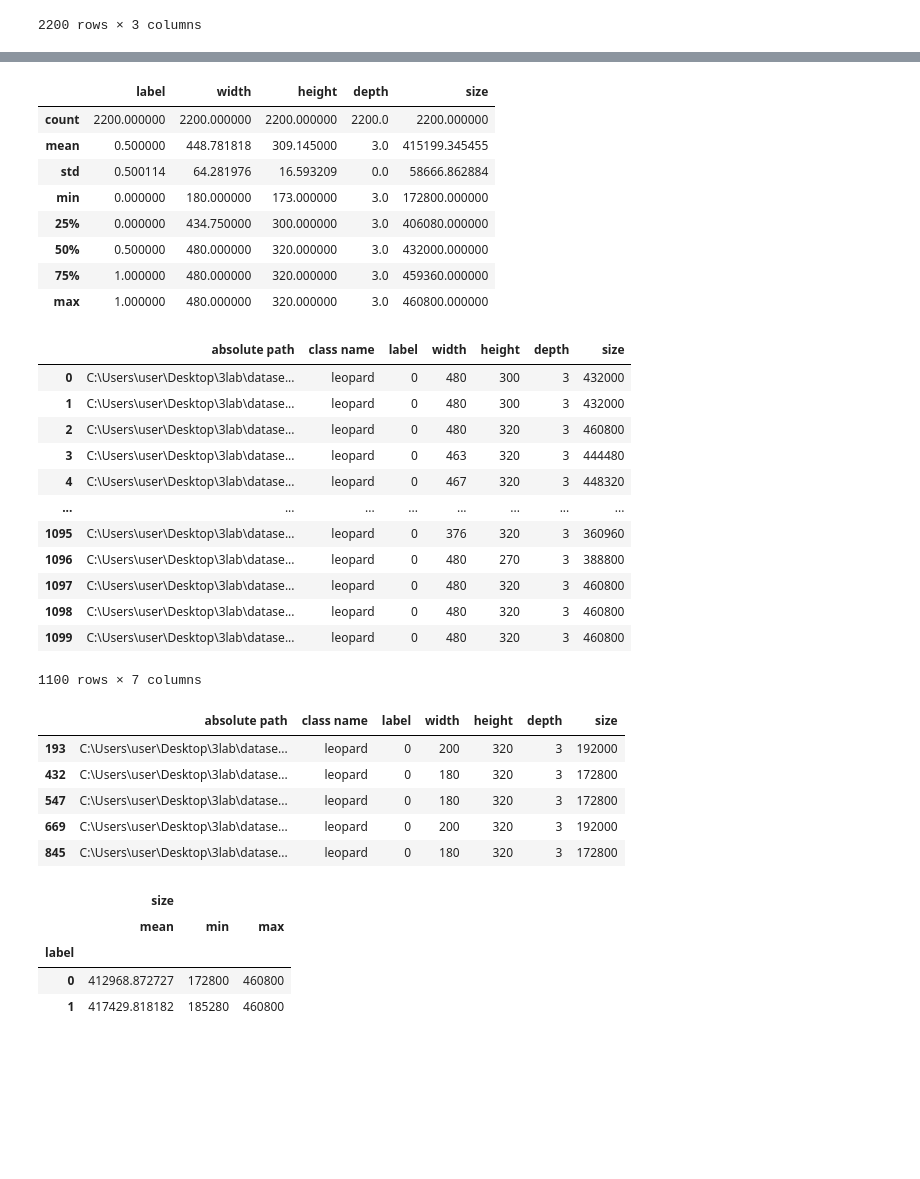
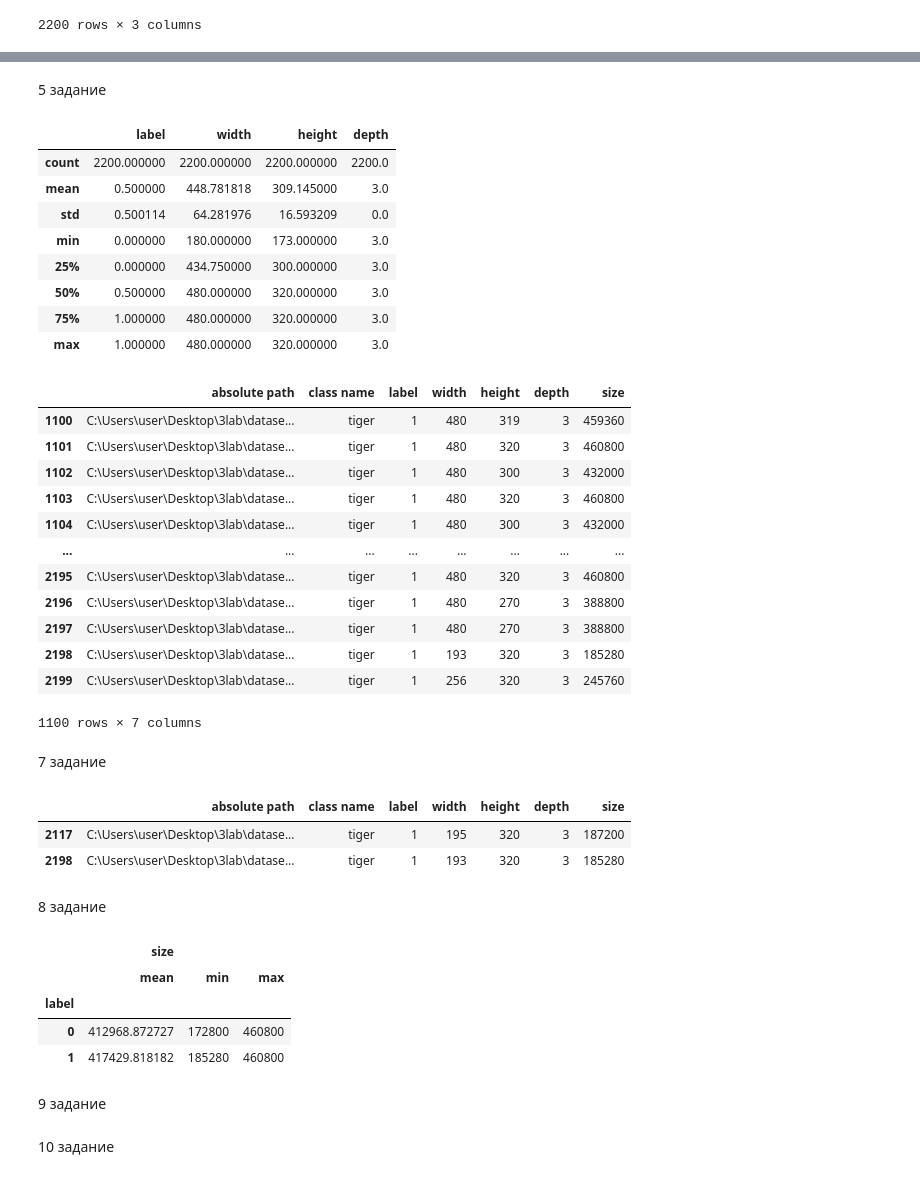
Before and after one commit to DanilSukach/4lab, a Jupyter notebook: code.ipynb, the cells around one changed output, grey strips where cells are left out. Saved outputs shown, nothing was run; the diff lists cells and outputs as text; code cells hidden in the pictures; blank space fills up the shorter version.

```diff
--- a/code.ipynb
+++ b/code.ipynb
@@ -28,6 +28,7 @@ df
 3 задание
 # %%
 def f(row) -> int:
+    "Функция взависимости от класса возвращает метку"
     if row["   class name"] == "leopard":
         val = 0
     else:
@@ -55,18 +58,21 @@ df
 import cv2
 # %%
 def width(row) -> int:
+    "Функция возвращает ширину изображения"
     image = cv2.imread(row["absolute path"])
     value = image.shape
     return value[1]
 
 
 def height(row) -> int:
+    "Функция возвращает высоту изображения"
     image = cv2.imread(row["absolute path"])
     value = image.shape
     return value[0]
 
 
 def depth(row) -> int:
+    "Функция возвращает глубину изображения"
     image = cv2.imread(row["absolute path"])
     value = image.shape
     return value[2]
@@ -93,12 +99,14 @@ df
+# %% [markdown]
+5 задание
 # %%
 df.describe()
 # %% [output]
-|  | label | width | height | depth | size |
-| count | 2200.000000 | 2200.000000 | 2200.000000 | 2200.0 | 2200.000000 |
-| mean | 0.500000 | 448.781818 | 309.145000 | 3.0 | 415199.345455 |
-| std | 0.500114 | 64.281976 | 16.593209 | 0.0 | 58666.862884 |
-| min | 0.000000 | 180.000000 | 173.000000 | 3.0 | 172800.000000 |
-| 25% | 0.000000 | 434.750000 | 300.000000 | 3.0 | 406080.000000 |
-| 50% | 0.500000 | 480.000000 | 320.000000 | 3.0 | 432000.000000 |
-| 75% | 1.000000 | 480.000000 | 320.000000 | 3.0 | 459360.000000 |
-| max | 1.000000 | 480.000000 | 320.000000 | 3.0 | 460800.000000 |
+|  | label | width | height | depth |
+| count | 2200.000000 | 2200.000000 | 2200.000000 | 2200.0 |
+| mean | 0.500000 | 448.781818 | 309.145000 | 3.0 |
+| std | 0.500114 | 64.281976 | 16.593209 | 0.0 |
+| min | 0.000000 | 180.000000 | 173.000000 | 3.0 |
+| 25% | 0.000000 | 434.750000 | 300.000000 | 3.0 |
+| 50% | 0.500000 | 480.000000 | 320.000000 | 3.0 |
+| 75% | 1.000000 | 480.000000 | 320.000000 | 3.0 |
+| max | 1.000000 | 480.000000 | 320.000000 | 3.0 |
@@ -105,38 +115,41 @@ df.describe()
 # %%
 def sort_dataframe(df, label: int):
+    "Функция возвращает отфильтрованный по метке DataFrame"
     df = df[df.label == label]
     return df
 
 
-sort_dataframe(df, 0)
+sort_dataframe(df, 1)
 # %% [output]
 |  | absolute path | class name | label | width | height | depth | size |
-| 0 | C:\Users\user\Desktop\3lab\datase... | leopard | 0 | 480 | 300 | 3 | 432000 |
-| 1 | C:\Users\user\Desktop\3lab\datase... | leopard | 0 | 480 | 300 | 3 | 432000 |
-| 2 | C:\Users\user\Desktop\3lab\datase... | leopard | 0 | 480 | 320 | 3 | 460800 |
-| 3 | C:\Users\user\Desktop\3lab\datase... | leopard | 0 | 463 | 320 | 3 | 444480 |
-| 4 | C:\Users\user\Desktop\3lab\datase... | leopard | 0 | 467 | 320 | 3 | 448320 |
+| 1100 | C:\Users\user\Desktop\3lab\datase... | tiger | 1 | 480 | 319 | 3 | 459360 |
+| 1101 | C:\Users\user\Desktop\3lab\datase... | tiger | 1 | 480 | 320 | 3 | 460800 |
+| 1102 | C:\Users\user\Desktop\3lab\datase... | tiger | 1 | 480 | 300 | 3 | 432000 |
+| 1103 | C:\Users\user\Desktop\3lab\datase... | tiger | 1 | 480 | 320 | 3 | 460800 |
+| 1104 | C:\Users\user\Desktop\3lab\datase... | tiger | 1 | 480 | 300 | 3 | 432000 |
 | ... | ... | ... | ... | ... | ... | ... | ... |
-| 1095 | C:\Users\user\Desktop\3lab\datase... | leopard | 0 | 376 | 320 | 3 | 360960 |
-| 1096 | C:\Users\user\Desktop\3lab\datase... | leopard | 0 | 480 | 270 | 3 | 388800 |
-| 1097 | C:\Users\user\Desktop\3lab\datase... | leopard | 0 | 480 | 320 | 3 | 460800 |
-| 1098 | C:\Users\user\Desktop\3lab\datase... | leopard | 0 | 480 | 320 | 3 | 460800 |
-| 1099 | C:\Users\user\Desktop\3lab\datase... | leopard | 0 | 480 | 320 | 3 | 460800 |
+| 2195 | C:\Users\user\Desktop\3lab\datase... | tiger | 1 | 480 | 320 | 3 | 460800 |
+| 2196 | C:\Users\user\Desktop\3lab\datase... | tiger | 1 | 480 | 270 | 3 | 388800 |
+| 2197 | C:\Users\user\Desktop\3lab\datase... | tiger | 1 | 480 | 270 | 3 | 388800 |
+| 2198 | C:\Users\user\Desktop\3lab\datase... | tiger | 1 | 193 | 320 | 3 | 185280 |
+| 2199 | C:\Users\user\Desktop\3lab\datase... | tiger | 1 | 256 | 320 | 3 | 245760 |
 1100 rows × 7 columns
+# %% [markdown]
+7 задание
 # %%
 def sort_size(df, label: int, max_width: int, max_height: int):
+    "Функция возвращает отфильтрованный по параметрам DataFrame"
     df = df[(df.label == label) & (df.width <= max_width) & (df.height <= max_height)]
     return df
 
 
-sort_size(df, 0, 200, 350)
+sort_size(df, 1, 200, 350)
 # %% [output]
 |  | absolute path | class name | label | width | height | depth | size |
-| 193 | C:\Users\user\Desktop\3lab\datase... | leopard | 0 | 200 | 320 | 3 | 192000 |
-| 432 | C:\Users\user\Desktop\3lab\datase... | leopard | 0 | 180 | 320 | 3 | 172800 |
-| 547 | C:\Users\user\Desktop\3lab\datase... | leopard | 0 | 180 | 320 | 3 | 172800 |
-| 669 | C:\Users\user\Desktop\3lab\datase... | leopard | 0 | 200 | 320 | 3 | 192000 |
-| 845 | C:\Users\user\Desktop\3lab\datase... | leopard | 0 | 180 | 320 | 3 | 172800 |
+| 2117 | C:\Users\user\Desktop\3lab\datase... | tiger | 1 | 195 | 320 | 3 | 187200 |
+| 2198 | C:\Users\user\Desktop\3lab\datase... | tiger | 1 | 193 | 320 | 3 | 185280 |
+# %% [markdown]
+8 задание
 # %%
 df["size"] = df["height"] * df["width"] * df["depth"]
 result = df.groupby("label").agg({"size": ["mean", "min", "max"]})
@@ -147,5 +160,7 @@ result
 | label |  |  |  |
 | 0 | 412968.872727 | 172800 | 460800 |
 | 1 | 417429.818182 | 185280 | 460800 |
+# %% [markdown]
+9 задание
 # %%
 def histogram(df, label: int) -> list:
@@ -162,6 +178,8 @@ def histogram(df, label: int) -> list:
 
 
 data_1, data_2, data_3 = histogram(df, 0)
+# %% [markdown]
+10 задание
 # %%
 import matplotlib.pyplot as plt
 import random
```
Also changed, not shown: parts of 6 cells of this notebook.
